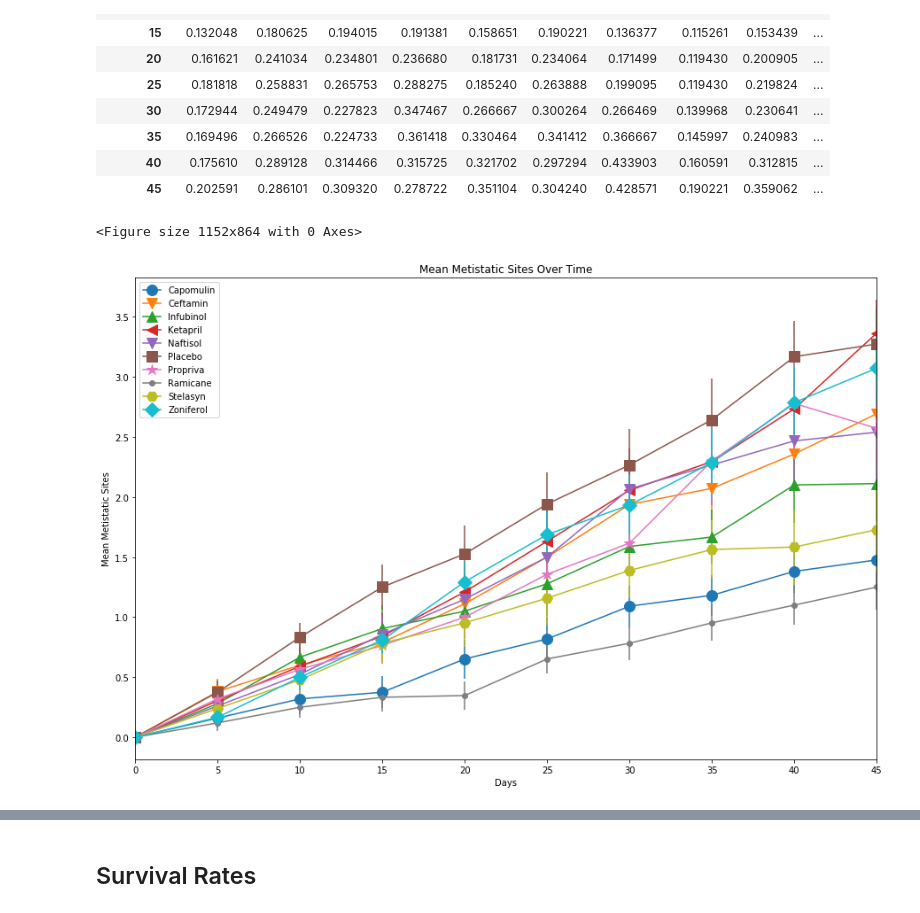
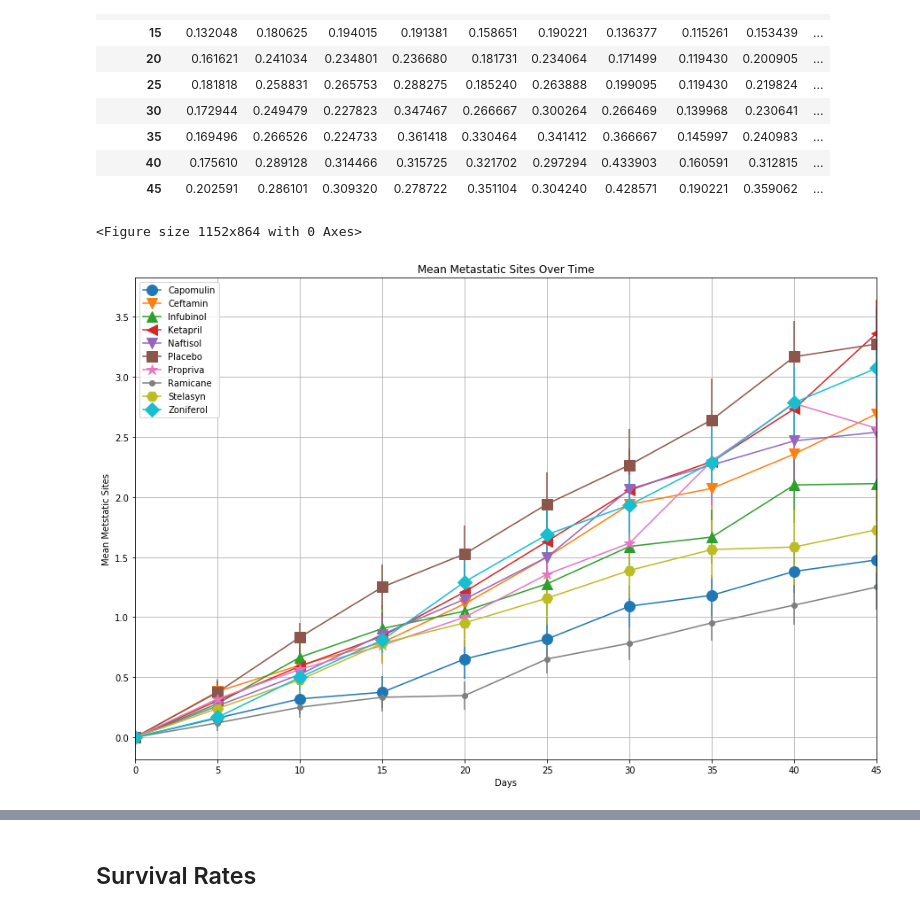
Before and after one commit to scottcm73/matplotliba-challenge, a Jupyter notebook: Pymaceuticals/pymaceuticals2-1.ipynb, the cells around one changed output, grey strips where cells are left out. Saved outputs shown, nothing was run; the diff lists cells and outputs as text; code cells hidden in the pictures.

```diff
--- a/Pymaceuticals/pymaceuticals2-1.ipynb
+++ b/Pymaceuticals/pymaceuticals2-1.ipynb
@@ -321,43 +338,38 @@ met_site_st_error_df_pivot
 # %%
 
 # Generate the Plot (with Error Bars)
 
 
 # Generate the Plot (with Error Bars)
-plt.figure(num=1, figsize=(16,12))
+plt.figure(num = 1, figsize = (16,12))
 
 
 
-this_plot2=mean_mt_site_df_pivot.plot(kind='line', markersize=12, yerr=met_site_st_error_df_pivot)
+this_plot2=mean_mt_site_df_pivot.plot(kind = 'line', markersize = 12, yerr = met_site_st_error_df_pivot)
 #Ensures that the line colors match
 this_plot2.set_prop_cycle(None)
-
-
-
 plt.xlabel('Days')
-plt.ylabel('Mean Metistatic Sites')
-plt.title('Mean Metistatic Sites Over Time')
+plt.ylabel('Mean Metstatic Sites')
+plt.title('Mean Metastatic Sites Over Time')
 plt.gcf().set_size_inches(15, 10)
 
-markers_list=['o', 'v', '^', '<', 'v', 's', '*', '.', 'H', 'D', 'X', 'p']
+markers_list = ['o', 'v', '^', '<', 'v', 's', '*', '.', 'H', 'D', 'X', 'p']
 
+#Cycles through the markers for each of the drugs in the plot
+# then it uses these same markers in the legend.
 for i, line in enumerate(this_plot2.get_lines()):
     line.set_marker(markers_list[i])
 
-this_plot2.legend(this_plot2.get_lines(), mean_mt_site_df_pivot.columns, loc='best')
+this_plot2.legend(this_plot2.get_lines(), mean_mt_site_df_pivot.columns, loc = 'best')
 
+plt.grid()
+# Save the figure
 plt.savefig('mean_metistatic_sites.png')
-
+# Show the figure
 plt.show()
-# Generate the Plot (with Error Bars)
-
-
-# Save the Figure
-
-# Show the Figure
 # %% [output]
 <Figure size 1152x864 with 0 Axes>
-[figure, old version]
+[figure, new version]
 # %% [markdown]
 ![Metastatic Spread During Treatment](../Images/spread.png)
 # %% [markdown]
```
Also changed, not shown: parts of 16 cells of this notebook.
